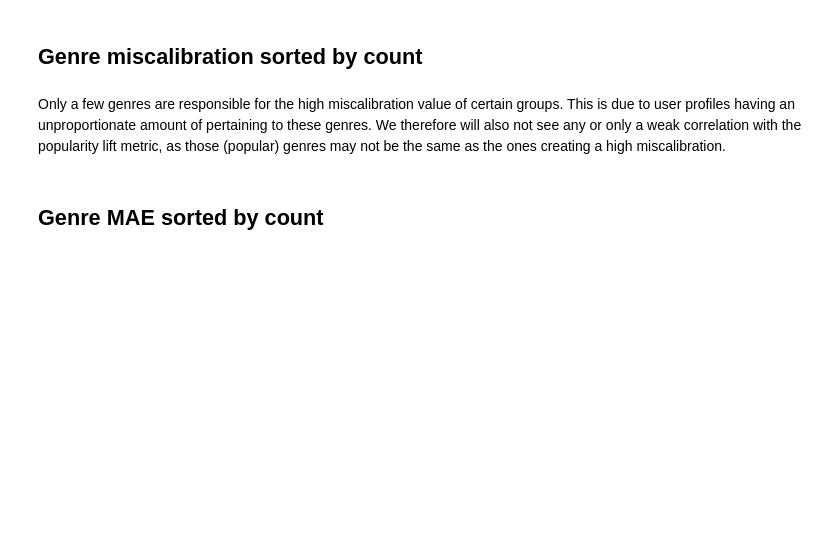
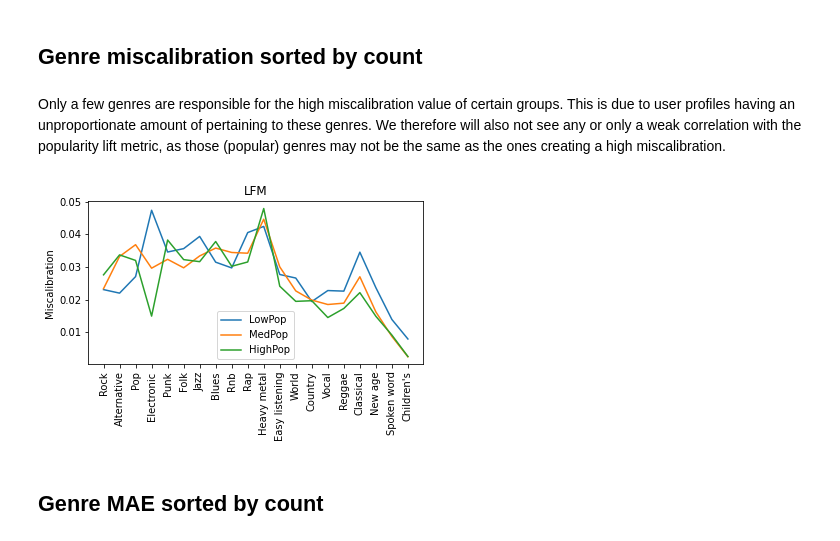
Before and after one commit to domkowald/recsys_inconsistency, a Jupyter notebook: ECIR23.ipynb, the cells around one changed output. Saved outputs shown, nothing was run; the diff lists cells and outputs as text; code cells hidden in the pictures; blank space fills up the shorter version.

Commit message:
fixed plotting issues

```diff
--- a/ECIR23.ipynb
+++ b/ECIR23.ipynb
@@ -35,6 +35,8 @@ low_user_file = dataset + '/low_main_users.txt'
 medium_user_file = dataset + '/medium_main_users.txt'
 high_user_file = dataset + '/high_main_users.txt'
 
+save_metrics = False
+
 cats_file = dataset + '/categories.txt'
 # %%
 cols_cats = ['user', 'item', 'preference', 'cats']
@@ -733,4 +815,6 @@ for i in range(0, len(algo_names)):
 # %%
+# Saves the calculated metrics for each algorithm
 users = pd.concat([low_users, medium_users, high_users])
 for i in range(len(algo_names)):
-    maes_user[algo_names[i]].loc[maes_user[algo_names[i]]['user'].isin(users.index)].groupby('user')['mae'].mean().reset_index().merge(pls[algo_names[i]].loc[pls[algo_names[i]]['user'].isin(users.index)], on='user').merge(MC_kl_d[algo_names[i]].loc[MC_kl_d[algo_names[i]]['user'].isin(users.index)], on='user').to_csv(dataset + '/results/' + algo_names[i] + '.csv', sep=';')
+    if save_metrics:
+        maes_user[algo_names[i]].loc[maes_user[algo_names[i]]['user'].isin(users.index)].groupby('user')['mae'].mean().reset_index().merge(pls[algo_names[i]].loc[pls[algo_names[i]]['user'].isin(users.index)], on='user').merge(MC_kl_d[algo_names[i]].loc[MC_kl_d[algo_names[i]]['user'].isin(users.index)], on='user').to_csv( 'output/' + algo_names[i] + '.csv', sep=';')
@@ -743,24 +829,26 @@ nmf = 3
 # %%
 # durch reset_index nicht die selben index wie die gemergde tabelle, deshalb probleme
 df_6 = df_test.copy(deep=True)#.sort_values('count',ignore_index=True, ascending=False).drop(range(20, 44)).reset_index(drop=True)
 groups = ['LowPop', 'MedPop', 'HighPop']
 for i in range(len(groups)):
     df_6[groups[i]] = MC_cat_d[algo_names[nmf]][i].to_frame()['mc']
 df_6 = df_6.sort_values('count',ignore_index=True, ascending=False)
 if dataset == 'anime':
     df_6 = df_6.drop(range(20, 36)).reset_index(drop=True)
     df_6 = df_6.drop(range(21, 28)).reset_index(drop=True)
     df_6 = df_6.drop(range(7, 8)).reset_index(drop=True)
 df_6.plot.line(y=groups, x='category', figsize=(6, 3), legend=True)
-labels = list(df_6['category'])
+labels = [label.capitalize() for label in list(df_6['category'])]
 
 plt.title({'anime':'MAL', 'book':'BookCrossing', 'movie':'ML', 'music':'LFM', 'yahoo':'Yahoo! Movies'}[dataset])
 plt.xticks(ticks=range(len(labels)), labels=labels, rotation=90)
 # if type == 'music':
 plt.ylabel("Miscalibration")
 plt.xlabel("")
 plt.savefig('output/' + dataset + '_genre_mc_count_' + algo_names[nmf] + '.pdf', dpi=300, bbox_inches='tight')
 plt.show()
+# %% [output]
+[figure, added]
 # %% [markdown]
 ## Genre MAE sorted by count
 # %%
```
Also changed, not shown: parts of 13 cells of this notebook.
